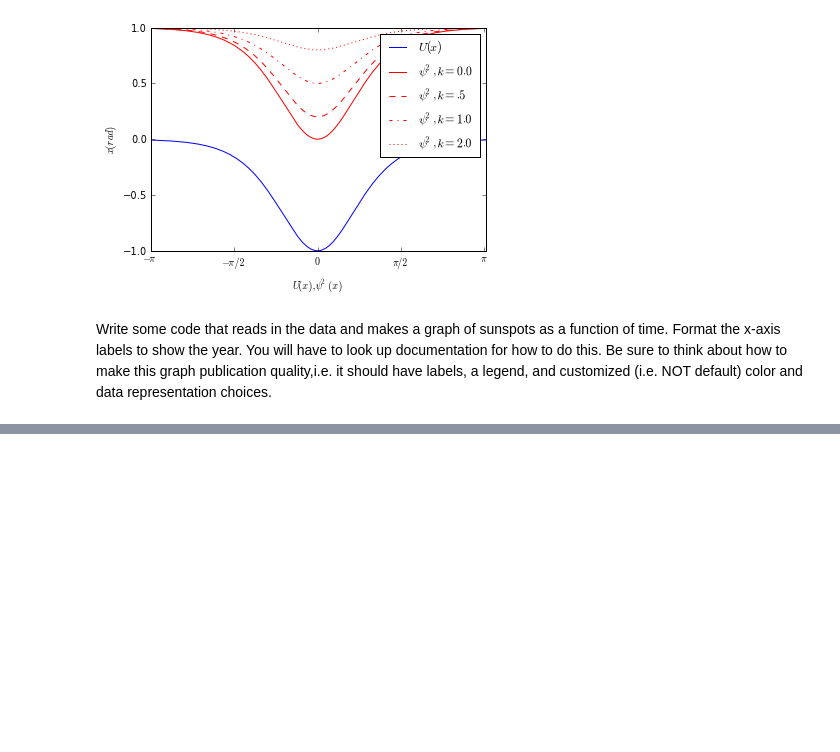
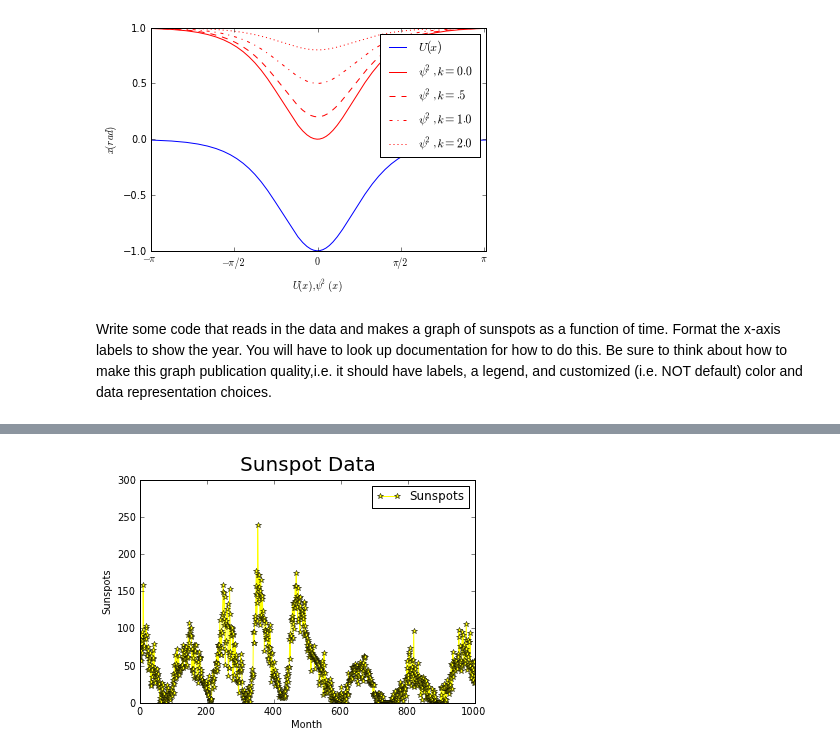
Before and after one commit to nmilgram/PHYS-202-S13, a Jupyter notebook: Week3/GraphicsEx2.ipynb, the cells around one changed output, grey strips where cells are left out. Drawn from its saved outputs; the diff is of its cells as text; code cells hidden in the pictures; blank space fills up the shorter version.

```diff
--- a/Week3/GraphicsEx2.ipynb
+++ b/Week3/GraphicsEx2.ipynb
@@ -57,0 +61,13 @@ IOError: [Errno 2] No such file or directory: 'sunspots.txt'
+# %%
+data = loadtxt("sunspots.txt",float)
+x = data[:,0]
+y = data[:,1]
+plot(x,y,color='yellow',marker='*', label='Sunspots')
+ylabel('Sunspots')
+xlabel('Month')
+title('Sunspot Data',fontsize=20)
+pylab.xlim([0,1000])
+legend()
+show()
+# %% [output]
+[figure, added]
```
Also changed, not shown: parts of 8 cells of this notebook, 3 other files.
